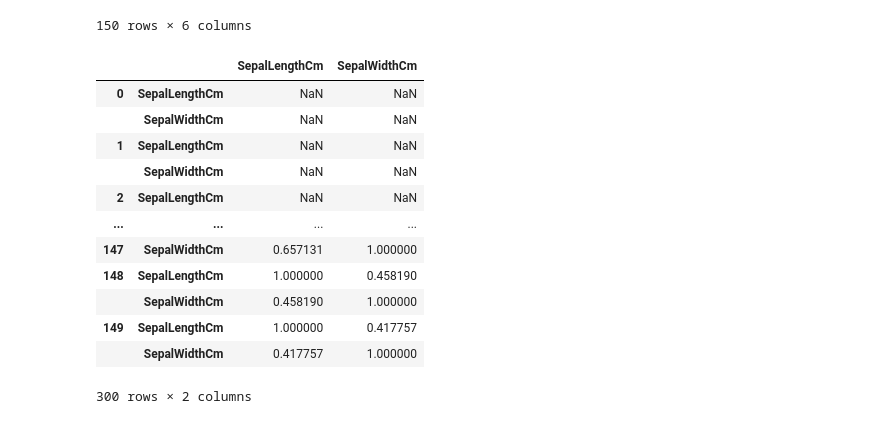
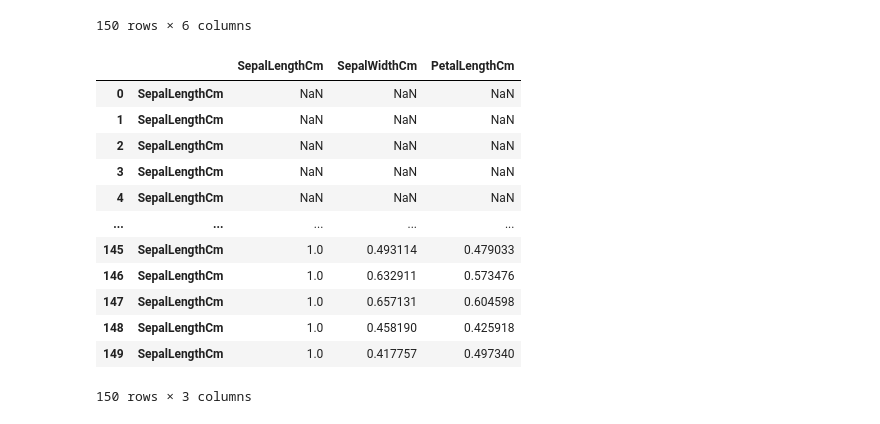
Before and after one commit to alessandro-rubin/databricks_training, a Jupyter notebook: Correlation.ipynb, the cells around one changed output. Saved outputs shown, nothing was run; the diff lists cells and outputs as text; code cells hidden in the pictures.

```diff
--- a/Correlation.ipynb
+++ b/Correlation.ipynb
@@ -188,24 +188,24 @@ pdf
 | 149 | 150 | 5.9 | 3.0 | 5.1 | 1.8 | Iris-virginica |
 150 rows × 6 columns
 # %%
-
-features_to_correlate = ['SepalLengthCm', 'SepalWidthCm']
+idx = pd.IndexSlice
+features_to_correlate = ['SepalLengthCm', 'SepalWidthCm','PetalLengthCm']
 correlation_series = pdf[features_to_correlate].rolling(window=10).corr()
-correlation_series
+correlation_series.loc[idx[:,'SepalLengthCm'],:]
 # %% [output]
-|  |  | SepalLengthCm | SepalWidthCm |
-| 0 | SepalLengthCm | NaN | NaN |
-|  | SepalWidthCm | NaN | NaN |
-| 1 | SepalLengthCm | NaN | NaN |
-|  | SepalWidthCm | NaN | NaN |
-| 2 | SepalLengthCm | NaN | NaN |
-| ... | ... | ... | ... |
-| 147 | SepalWidthCm | 0.657131 | 1.000000 |
-| 148 | SepalLengthCm | 1.000000 | 0.458190 |
-|  | SepalWidthCm | 0.458190 | 1.000000 |
-| 149 | SepalLengthCm | 1.000000 | 0.417757 |
-|  | SepalWidthCm | 0.417757 | 1.000000 |
+|  |  | SepalLengthCm | SepalWidthCm | PetalLengthCm |
+| 0 | SepalLengthCm | NaN | NaN | NaN |
+| 1 | SepalLengthCm | NaN | NaN | NaN |
+| 2 | SepalLengthCm | NaN | NaN | NaN |
+| 3 | SepalLengthCm | NaN | NaN | NaN |
+| 4 | SepalLengthCm | NaN | NaN | NaN |
+| ... | ... | ... | ... | ... |
+| 145 | SepalLengthCm | 1.0 | 0.493114 | 0.479033 |
+| 146 | SepalLengthCm | 1.0 | 0.632911 | 0.573476 |
+| 147 | SepalLengthCm | 1.0 | 0.657131 | 0.604598 |
+| 148 | SepalLengthCm | 1.0 | 0.458190 | 0.425918 |
+| 149 | SepalLengthCm | 1.0 | 0.417757 | 0.497340 |
-300 rows × 2 columns
+150 rows × 3 columns
 # %%
 
 
```
Also changed, not shown: parts of 1 cell of this notebook.
